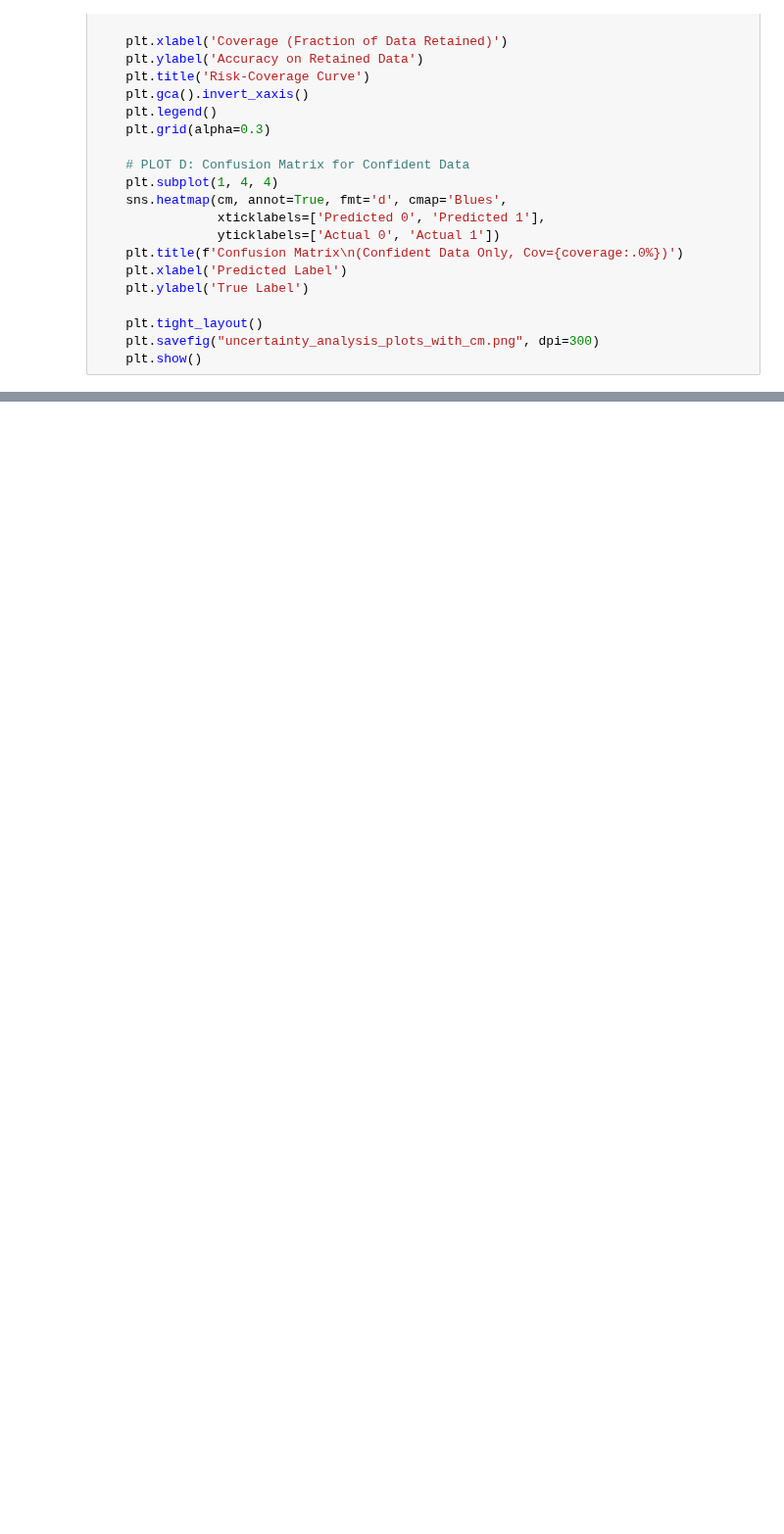
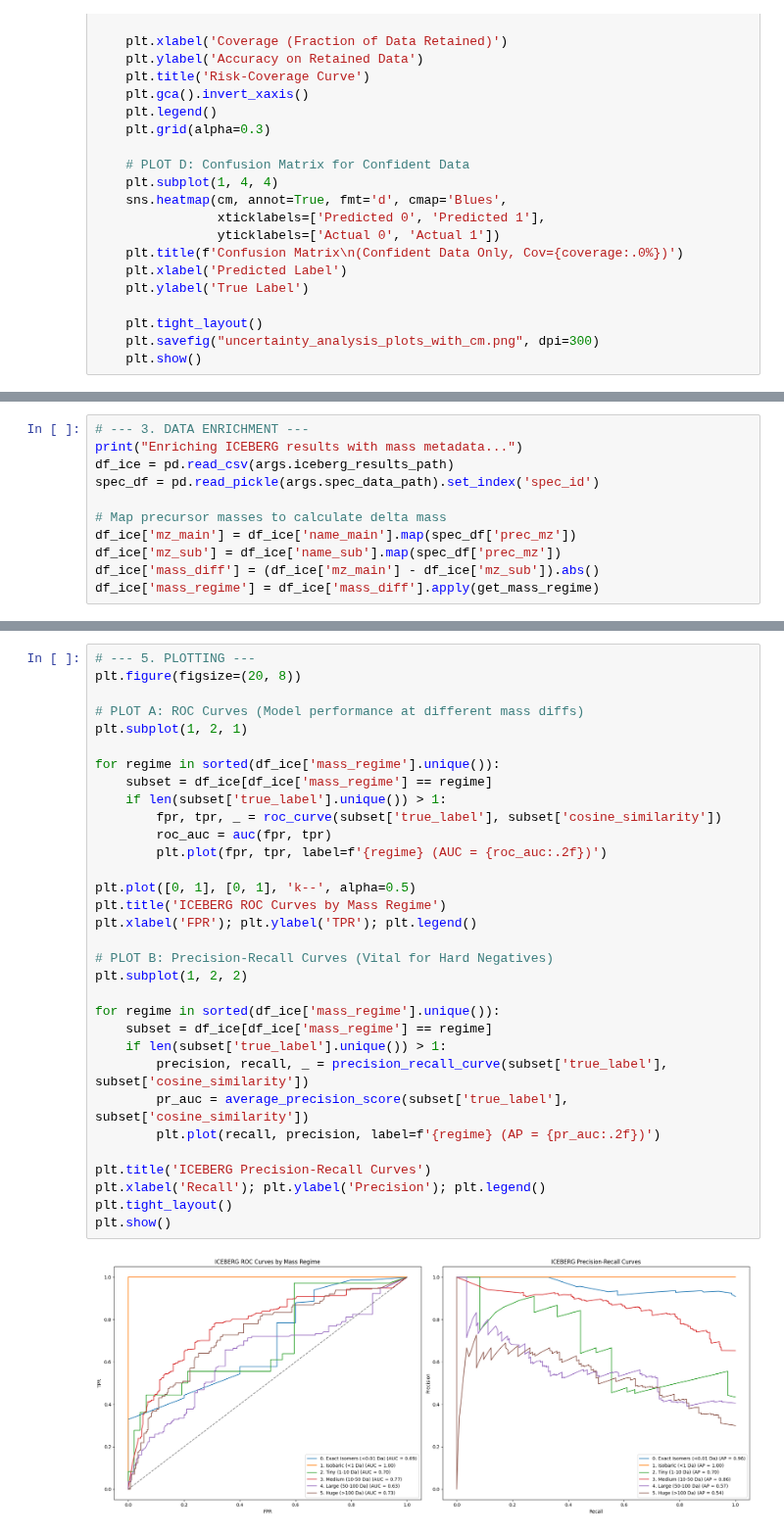
Before and after one commit to tmach22/SpectralSimilarityPredictor, a Jupyter notebook: eda/analyze_model_performance/stress_test_model.ipynb, the cells around one changed output, grey strips where cells are left out. Shown at 98% size. Saved outputs shown, nothing was run; the diff lists cells and outputs as text; blank space fills up the shorter version.

```diff
--- a/eda/analyze_model_performance/stress_test_model.ipynb
+++ b/eda/analyze_model_performance/stress_test_model.ipynb
@@ -1233,0 +1390,11 @@ F1 score:                     0.8528
+# %%
+# --- 3. DATA ENRICHMENT ---
+print("Enriching ICEBERG results with mass metadata...")
+df_ice = pd.read_csv(args.iceberg_results_path)
+spec_df = pd.read_pickle(args.spec_data_path).set_index('spec_id')
+
+# Map precursor masses to calculate delta mass
+df_ice['mz_main'] = df_ice['name_main'].map(spec_df['prec_mz'])
+df_ice['mz_sub'] = df_ice['name_sub'].map(spec_df['prec_mz'])
+df_ice['mass_diff'] = (df_ice['mz_main'] - df_ice['mz_sub']).abs()
+df_ice['mass_regime'] = df_ice['mass_diff'].apply(get_mass_regime)
@@ -1233,0 +1423,34 @@ F1 score:                     0.8528
+# %%
+# --- 5. PLOTTING ---
+plt.figure(figsize=(20, 8))
+
+# PLOT A: ROC Curves (Model performance at different mass diffs)
+plt.subplot(1, 2, 1)
+
+for regime in sorted(df_ice['mass_regime'].unique()):
+    subset = df_ice[df_ice['mass_regime'] == regime]
+    if len(subset['true_label'].unique()) > 1:
+        fpr, tpr, _ = roc_curve(subset['true_label'], subset['cosine_similarity'])
+        roc_auc = auc(fpr, tpr)
+        plt.plot(fpr, tpr, label=f'{regime} (AUC = {roc_auc:.2f})')
+
+plt.plot([0, 1], [0, 1], 'k--', alpha=0.5)
+plt.title('ICEBERG ROC Curves by Mass Regime')
+plt.xlabel('FPR'); plt.ylabel('TPR'); plt.legend()
+
+# PLOT B: Precision-Recall Curves (Vital for Hard Negatives)
+plt.subplot(1, 2, 2)
+
+for regime in sorted(df_ice['mass_regime'].unique()):
+    subset = df_ice[df_ice['mass_regime'] == regime]
+    if len(subset['true_label'].unique()) > 1:
+        precision, recall, _ = precision_recall_curve(subset['true_label'], subset['cosine_similarity'])
+        pr_auc = average_precision_score(subset['true_label'], subset['cosine_similarity'])
+        plt.plot(recall, precision, label=f'{regime} (AP = {pr_auc:.2f})')
+
+plt.title('ICEBERG Precision-Recall Curves')
+plt.xlabel('Recall'); plt.ylabel('Precision'); plt.legend()
+plt.tight_layout()
+plt.show()
+# %% [output]
+[figure, added]
```
Also changed, not shown: parts of 78 cells of this notebook, 43 other files.
